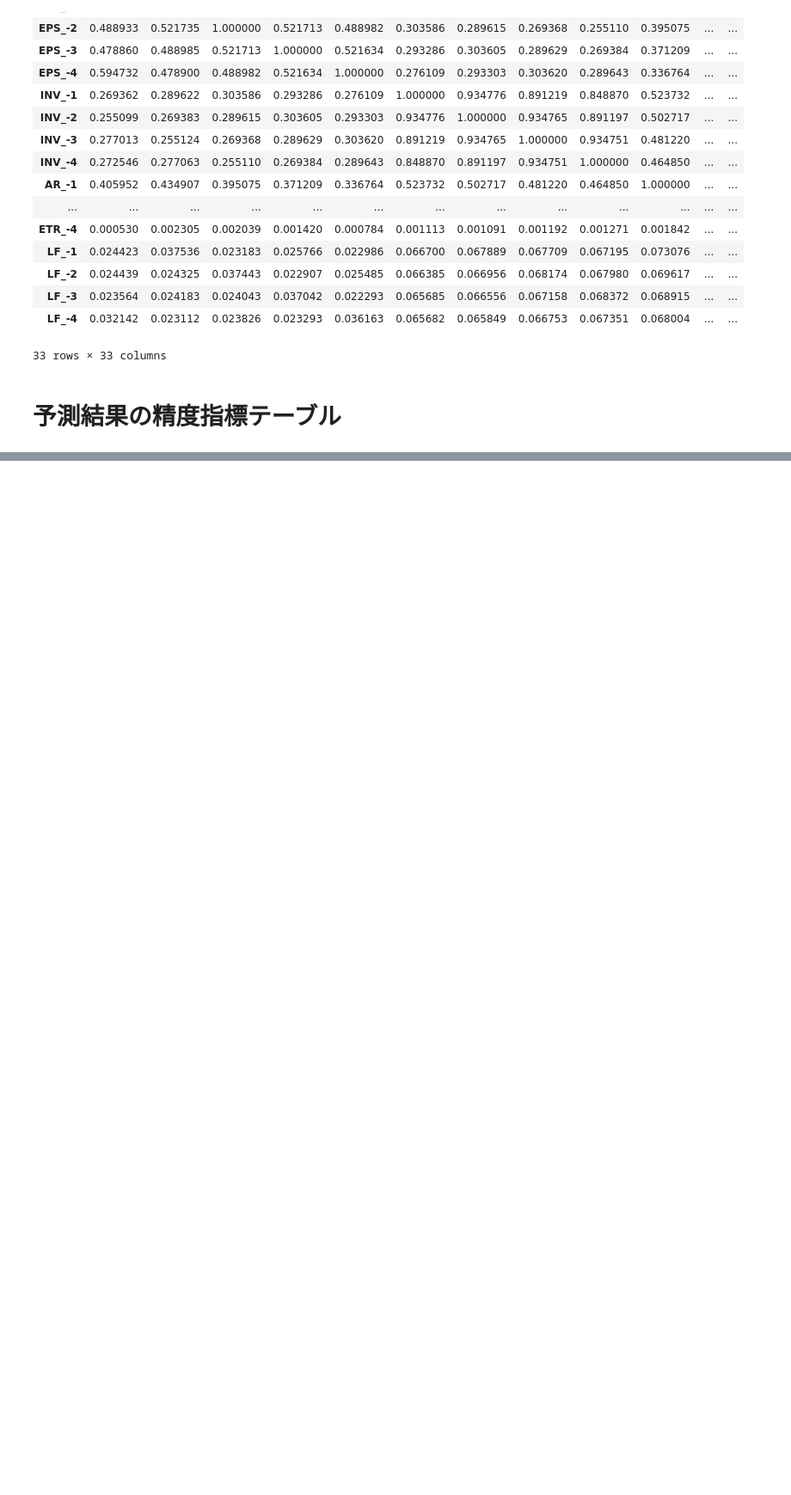
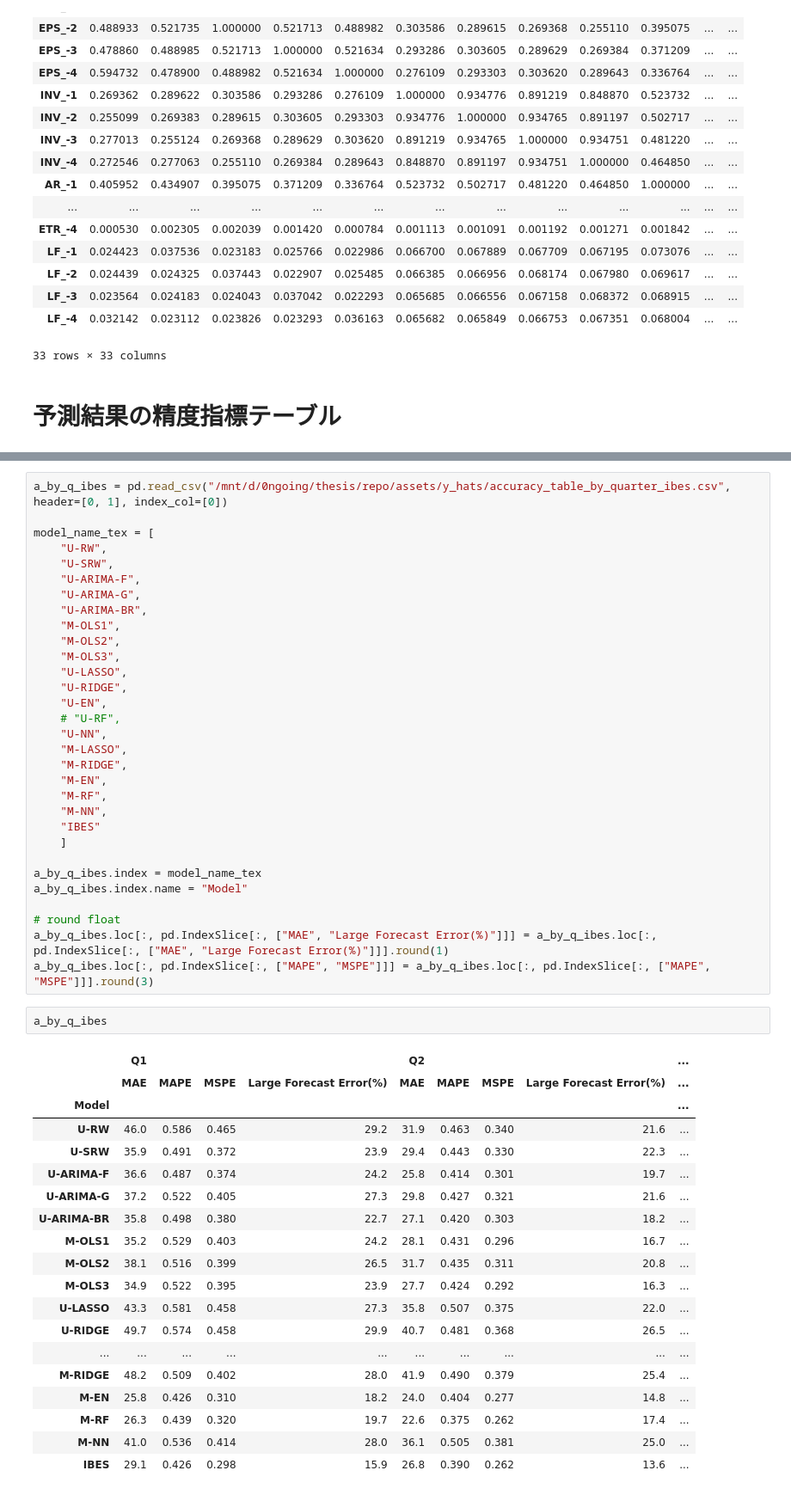
Before and after one commit to hessihan/eps_foracasting, a Jupyter notebook: paper/tex/img/img.ipynb, the cells around one changed output, grey strips where cells are left out. Shown at 86% size. Drawn from its saved outputs; the diff is of its cells as text; blank space fills up the shorter version.

```diff
--- a/paper/tex/img/img.ipynb
+++ b/paper/tex/img/img.ipynb
@@ -193,0 +297,53 @@ tidy_df_lag.corr()
+# %%
+a_by_q_ibes = pd.read_csv("/mnt/d/0ngoing/thesis/repo/assets/y_hats/accuracy_table_by_quarter_ibes.csv", header=[0, 1], index_col=[0])
+
+model_name_tex = [
+    "U-RW",
+    "U-SRW",
+    "U-ARIMA-F",
+    "U-ARIMA-G",
+    "U-ARIMA-BR",
+    "M-OLS1",
+    "M-OLS2",
+    "M-OLS3",
+    "U-LASSO",
+    "U-RIDGE",
+    "U-EN",
+    # "U-RF",
+    "U-NN",
+    "M-LASSO",
+    "M-RIDGE",
+    "M-EN",
+    "M-RF",
+    "M-NN",
+    "IBES"
+    ]
+
+a_by_q_ibes.index = model_name_tex
+a_by_q_ibes.index.name = "Model"
+
+# round float
+a_by_q_ibes.loc[:, pd.IndexSlice[:, ["MAE", "Large Forecast Error(%)"]]] = a_by_q_ibes.loc[:, pd.IndexSlice[:, ["MAE", "Large Forecast Error(%)"]]].round(1)
+a_by_q_ibes.loc[:, pd.IndexSlice[:, ["MAPE", "MSPE"]]] = a_by_q_ibes.loc[:, pd.IndexSlice[:, ["MAPE", "MSPE"]]].round(3)
+# %%
+a_by_q_ibes
+# %% [output]
+|  | Q1 |  |  |  | Q2 |  |  |  | ... |
+|  | MAE | MAPE | MSPE | Large Forecast Error(%) | MAE | MAPE | MSPE | Large Forecast Error(%) | ... |
+| Model |  |  |  |  |  |  |  |  | ... |
+| U-RW | 46.0 | 0.586 | 0.465 | 29.2 | 31.9 | 0.463 | 0.340 | 21.6 | ... |
+| U-SRW | 35.9 | 0.491 | 0.372 | 23.9 | 29.4 | 0.443 | 0.330 | 22.3 | ... |
+| U-ARIMA-F | 36.6 | 0.487 | 0.374 | 24.2 | 25.8 | 0.414 | 0.301 | 19.7 | ... |
+| U-ARIMA-G | 37.2 | 0.522 | 0.405 | 27.3 | 29.8 | 0.427 | 0.321 | 21.6 | ... |
+| U-ARIMA-BR | 35.8 | 0.498 | 0.380 | 22.7 | 27.1 | 0.420 | 0.303 | 18.2 | ... |
+| M-OLS1 | 35.2 | 0.529 | 0.403 | 24.2 | 28.1 | 0.431 | 0.296 | 16.7 | ... |
+| M-OLS2 | 38.1 | 0.516 | 0.399 | 26.5 | 31.7 | 0.435 | 0.311 | 20.8 | ... |
+| M-OLS3 | 34.9 | 0.522 | 0.395 | 23.9 | 27.7 | 0.424 | 0.292 | 16.3 | ... |
+| U-LASSO | 43.3 | 0.581 | 0.458 | 27.3 | 35.8 | 0.507 | 0.375 | 22.0 | ... |
+| U-RIDGE | 49.7 | 0.574 | 0.458 | 29.9 | 40.7 | 0.481 | 0.368 | 26.5 | ... |
+| ... | ... | ... | ... | ... | ... | ... | ... | ... | ... |
+| M-RIDGE | 48.2 | 0.509 | 0.402 | 28.0 | 41.9 | 0.490 | 0.379 | 25.4 | ... |
+| M-EN | 25.8 | 0.426 | 0.310 | 18.2 | 24.0 | 0.404 | 0.277 | 14.8 | ... |
+| M-RF | 26.3 | 0.439 | 0.320 | 19.7 | 22.6 | 0.375 | 0.262 | 17.4 | ... |
+| M-NN | 41.0 | 0.536 | 0.414 | 28.0 | 36.1 | 0.505 | 0.381 | 25.0 | ... |
+| IBES | 29.1 | 0.426 | 0.298 | 15.9 | 26.8 | 0.390 | 0.262 | 13.6 | ... |
```
Also changed, not shown: parts of 11 cells of this notebook, 38 other files.
